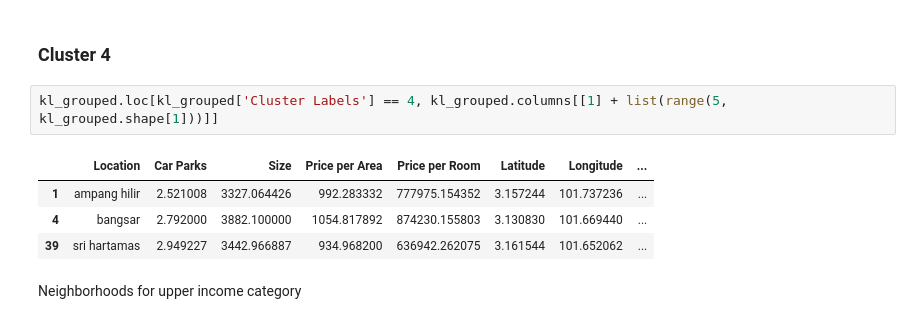
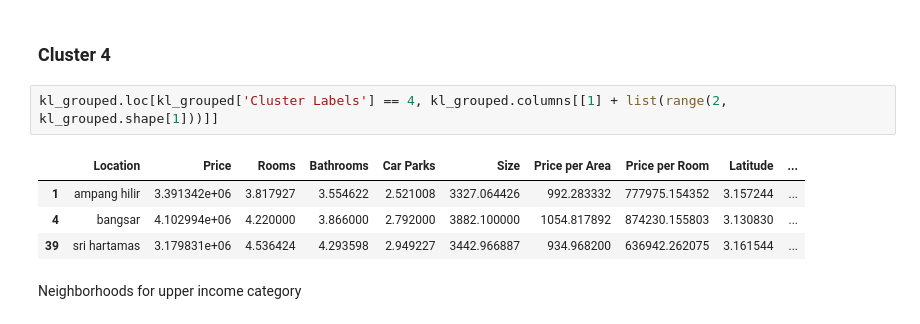
Before and after one commit to anvarnarz/ML-clustering-kl-properties-vs-venues, a Jupyter notebook: main.ipynb, the cells around one changed output. Drawn from its saved outputs; the diff is of its cells as text.

```diff
--- a/main.ipynb
+++ b/main.ipynb
@@ -448,12 +448,12 @@ Another expensive neighborhoods with luxury homes
 # %% [markdown]
 ### Cluster 4
 # %%
-kl_grouped.loc[kl_grouped['Cluster Labels'] == 4, kl_grouped.columns[[1] + list(range(5, kl_grouped.shape[1]))]]
+kl_grouped.loc[kl_grouped['Cluster Labels'] == 4, kl_grouped.columns[[1] + list(range(2, kl_grouped.shape[1]))]]
 # %% [output]
-|  | Location | Car Parks | Size | Price per Area | Price per Room | Latitude | Longitude | ... |
-| 1 | ampang hilir | 2.521008 | 3327.064426 | 992.283332 | 777975.154352 | 3.157244 | 101.737236 | ... |
-| 4 | bangsar | 2.792000 | 3882.100000 | 1054.817892 | 874230.155803 | 3.130830 | 101.669440 | ... |
-| 39 | sri hartamas | 2.949227 | 3442.966887 | 934.968200 | 636942.262075 | 3.161544 | 101.652062 | ... |
+|  | Location | Price | Rooms | Bathrooms | Car Parks | Size | Price per Area | Price per Room | Latitude | ... |
+| 1 | ampang hilir | 3.391342e+06 | 3.817927 | 3.554622 | 2.521008 | 3327.064426 | 992.283332 | 777975.154352 | 3.157244 | ... |
+| 4 | bangsar | 4.102994e+06 | 4.220000 | 3.866000 | 2.792000 | 3882.100000 | 1054.817892 | 874230.155803 | 3.130830 | ... |
+| 39 | sri hartamas | 3.179831e+06 | 4.536424 | 4.293598 | 2.949227 | 3442.966887 | 934.968200 | 636942.262075 | 3.161544 | ... |
 # %% [markdown]
 Neighborhoods for upper income category
 # %% [markdown]
```
Also changed, not shown: parts of 4 cells of this notebook, 5 other files.
